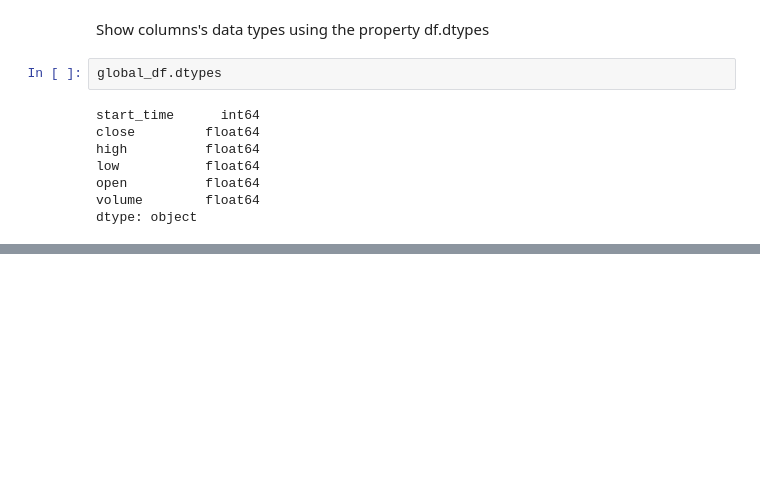
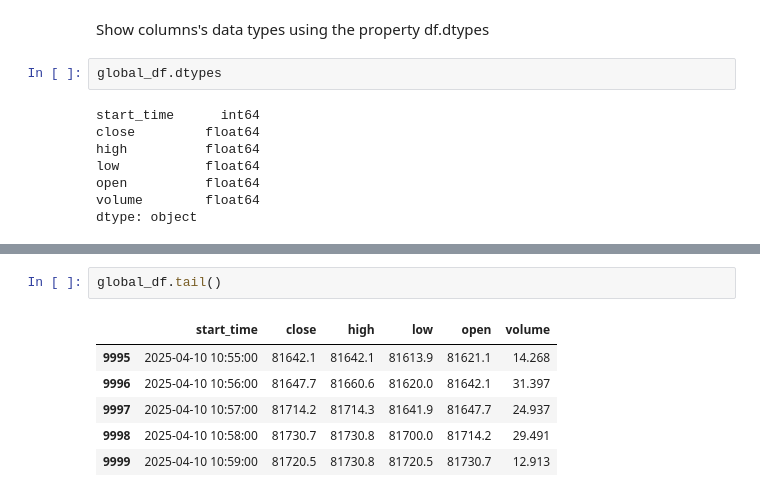
Before and after one commit to peiyulee22/UMHackathon, a Jupyter notebook: mvp.ipynb, the cells around one changed output, grey strips where cells are left out. Cells and saved outputs as stored; diff of their text form; blank space fills up the shorter version.

```diff
--- a/mvp.ipynb
+++ b/mvp.ipynb
@@ -252,0 +295,9 @@ max     4595.508000
+# %%
+global_df.tail()
+# %% [output]
+|  | start_time | close | high | low | open | volume |
+| 9995 | 2025-04-10 10:55:00 | 81642.1 | 81642.1 | 81613.9 | 81621.1 | 14.268 |
+| 9996 | 2025-04-10 10:56:00 | 81647.7 | 81660.6 | 81620.0 | 81642.1 | 31.397 |
+| 9997 | 2025-04-10 10:57:00 | 81714.2 | 81714.3 | 81641.9 | 81647.7 | 24.937 |
+| 9998 | 2025-04-10 10:58:00 | 81730.7 | 81730.8 | 81700.0 | 81714.2 | 29.491 |
+| 9999 | 2025-04-10 10:59:00 | 81720.5 | 81730.8 | 81720.5 | 81730.7 | 12.913 |
```
Also changed, not shown: parts of 27 cells of this notebook, 2 other files.
